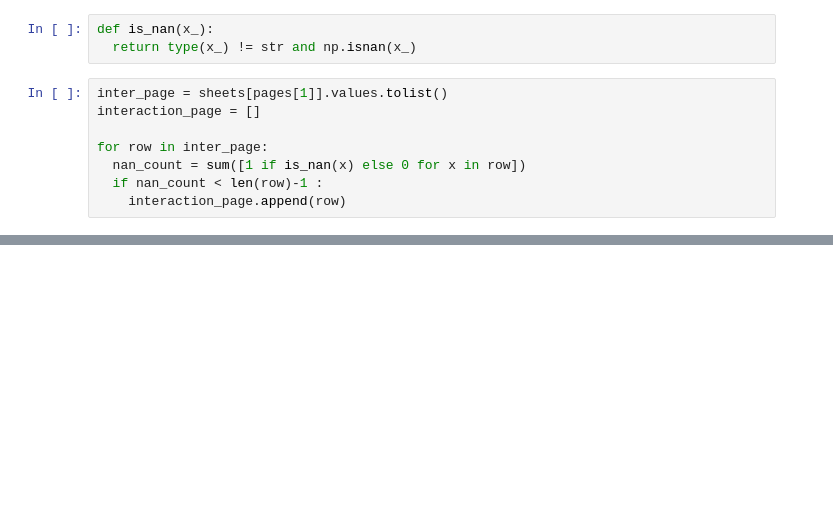
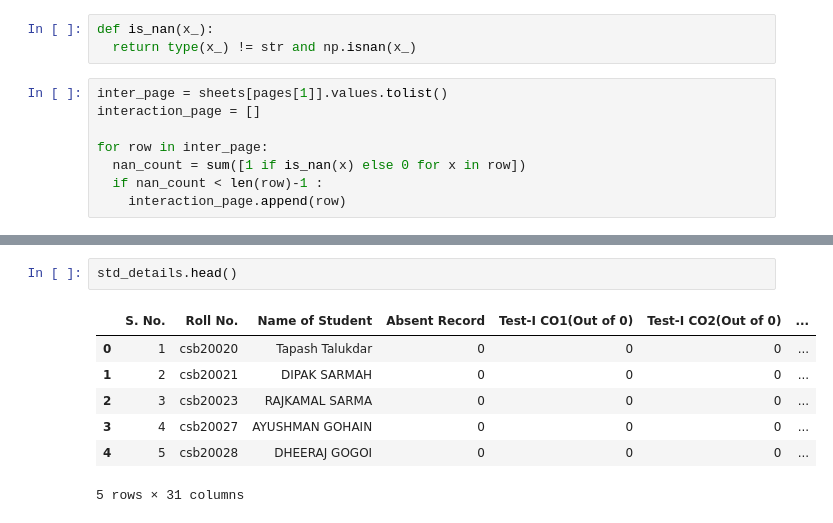
Before and after one commit to krahul2024/machine-learning, a Jupyter notebook: student-performance-analysis/student_performance_analysis.ipynb, the cells around one changed output, grey strips where cells are left out. Saved outputs shown, nothing was run; the diff lists cells and outputs as text; blank space fills up the shorter version.

```diff
--- a/student-performance-analysis/student_performance_analysis.ipynb
+++ b/student-performance-analysis/student_performance_analysis.ipynb
@@ -115,0 +163,10 @@ course_details
+# %%
+std_details.head()
+# %% [output]
+|  | S. No. | Roll No. | Name of Student | Absent Record | Test-I CO1(Out of 0) | Test-I CO2(Out of 0) | ... |
+| 0 | 1 | csb20020 | Tapash Talukdar | 0 | 0 | 0 | ... |
+| 1 | 2 | csb20021 | DIPAK SARMAH | 0 | 0 | 0 | ... |
+| 2 | 3 | csb20023 | RAJKAMAL SARMA | 0 | 0 | 0 | ... |
+| 3 | 4 | csb20027 | AYUSHMAN GOHAIN | 0 | 0 | 0 | ... |
+| 4 | 5 | csb20028 | DHEERAJ GOGOI | 0 | 0 | 0 | ... |
+5 rows × 31 columns
```
Also changed, not shown: parts of 9 cells of this notebook.
